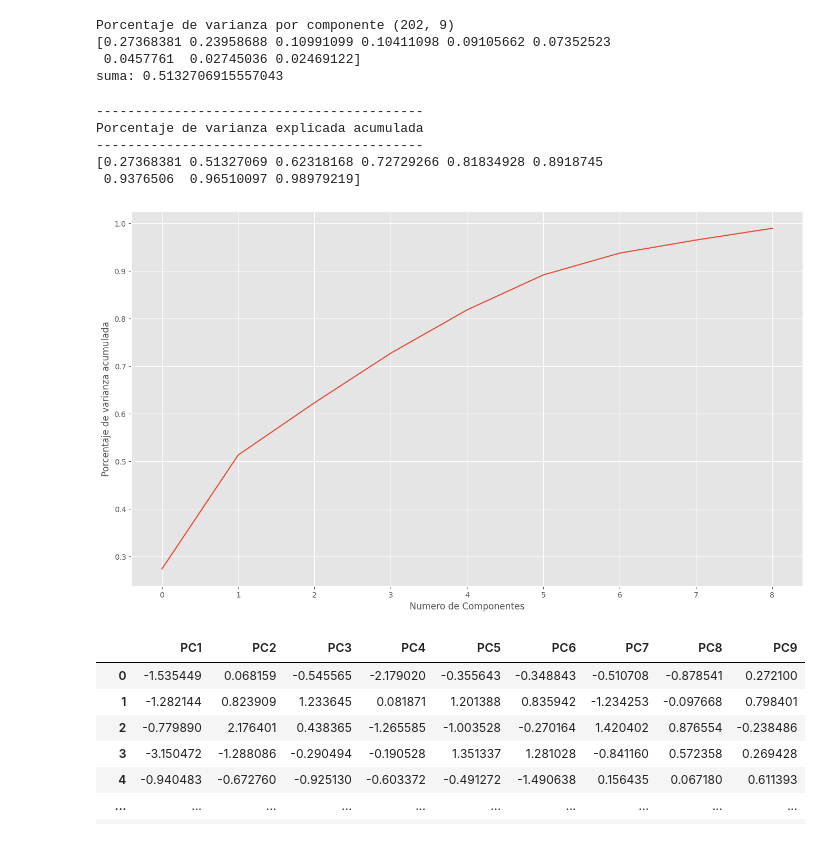
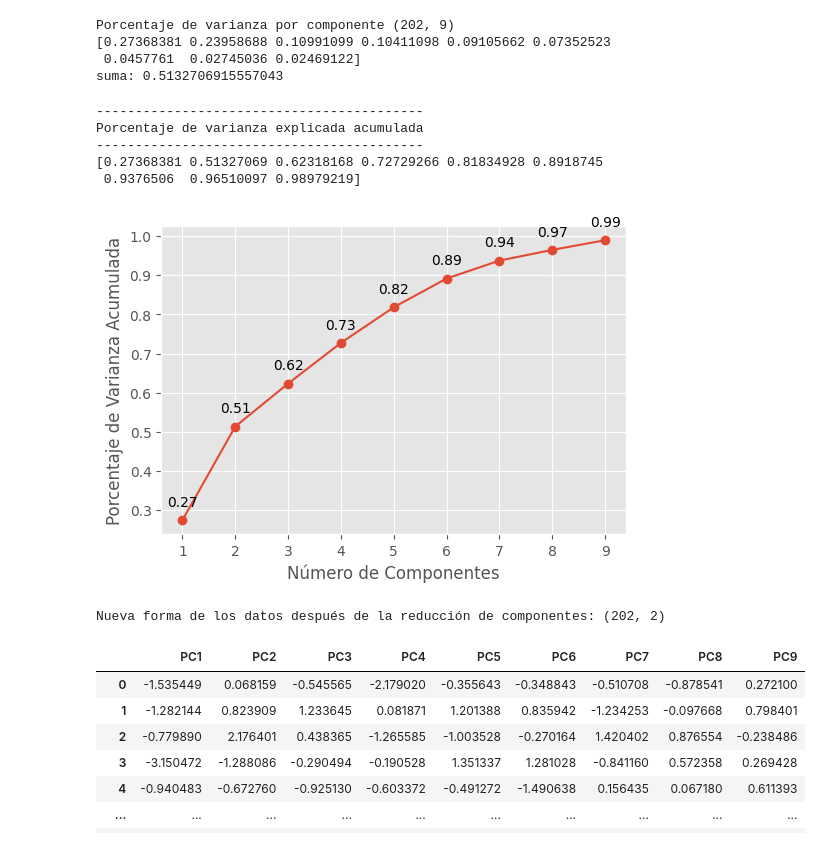
Before and after one commit to DaveGC97/Base-de-Datos, a Jupyter notebook: Ev. 2.4-Algoritmo PCA Reducción de dimensionalidad .ipynb, the cells around one changed output. Saved outputs shown, nothing was run; the diff lists cells and outputs as text; code cells hidden in the pictures.

```diff
--- a/Ev. 2.4-Algoritmo PCA Reducción de dimensionalidad .ipynb
+++ b/Ev. 2.4-Algoritmo PCA Reducción de dimensionalidad .ipynb
@@ -147,22 +147,28 @@ Porcentaje de varianza por componente (202, 9)
  0.0457761  0.02745036 0.02469122]
 suma: 0.5132706915557043
 # %%
-#graficamos el acumulado de varianza explicada en las nuevas dimensiones
+# Graficamos el acumulado de varianza explicada en las nuevas dimensiones
 prop_varianza_acum = pca.explained_variance_ratio_.cumsum()
 print('------------------------------------------')
 print('Porcentaje de varianza explicada acumulada')
 print('------------------------------------------')
 print(prop_varianza_acum)
 
-plt.plot(np.cumsum(pca.explained_variance_ratio_,))
-plt.xlabel('Numero de Componentes')
-plt.ylabel('Porcentaje de varianza acumulada')
+fig, ax = plt.subplots(figsize=(6, 4))
+ax.plot(np.arange(1, len(X_pca.columns) + 1), prop_varianza_acum, marker='o')
+
+for x, y in zip(np.arange(1, len(X_pca.columns) + 1), prop_varianza_acum):
+    label = round(y, 2)
+    ax.annotate(label, (x, y), textcoords="offset points", xytext=(0, 10), ha='center')
+
+ax.set_xlabel('Número de Componentes')
+ax.set_ylabel('Porcentaje de Varianza Acumulada')
 plt.show()
 # %% [output]
 ------------------------------------------
 Porcentaje de varianza explicada acumulada
 ------------------------------------------
 [0.27368381 0.51327069 0.62318168 0.72729266 0.81834928 0.8918745
  0.9376506  0.96510097 0.98979219]
-[figure, old version]
+[figure, new version]
 # %%
@@ -170,0 +178,5 @@ Y = pd.DataFrame(Y,columns= ['Estados'])
+# %%
+# Imprimir la nueva forma de los datos después de la reducción
+print("Nueva forma de los datos después de la reducción de componentes:", X_pca_reducido.shape)
+# %% [output]
+Nueva forma de los datos después de la reducción de componentes: (202, 2)
```
Also changed, not shown: parts of 2 cells of this notebook, 1 other file.
